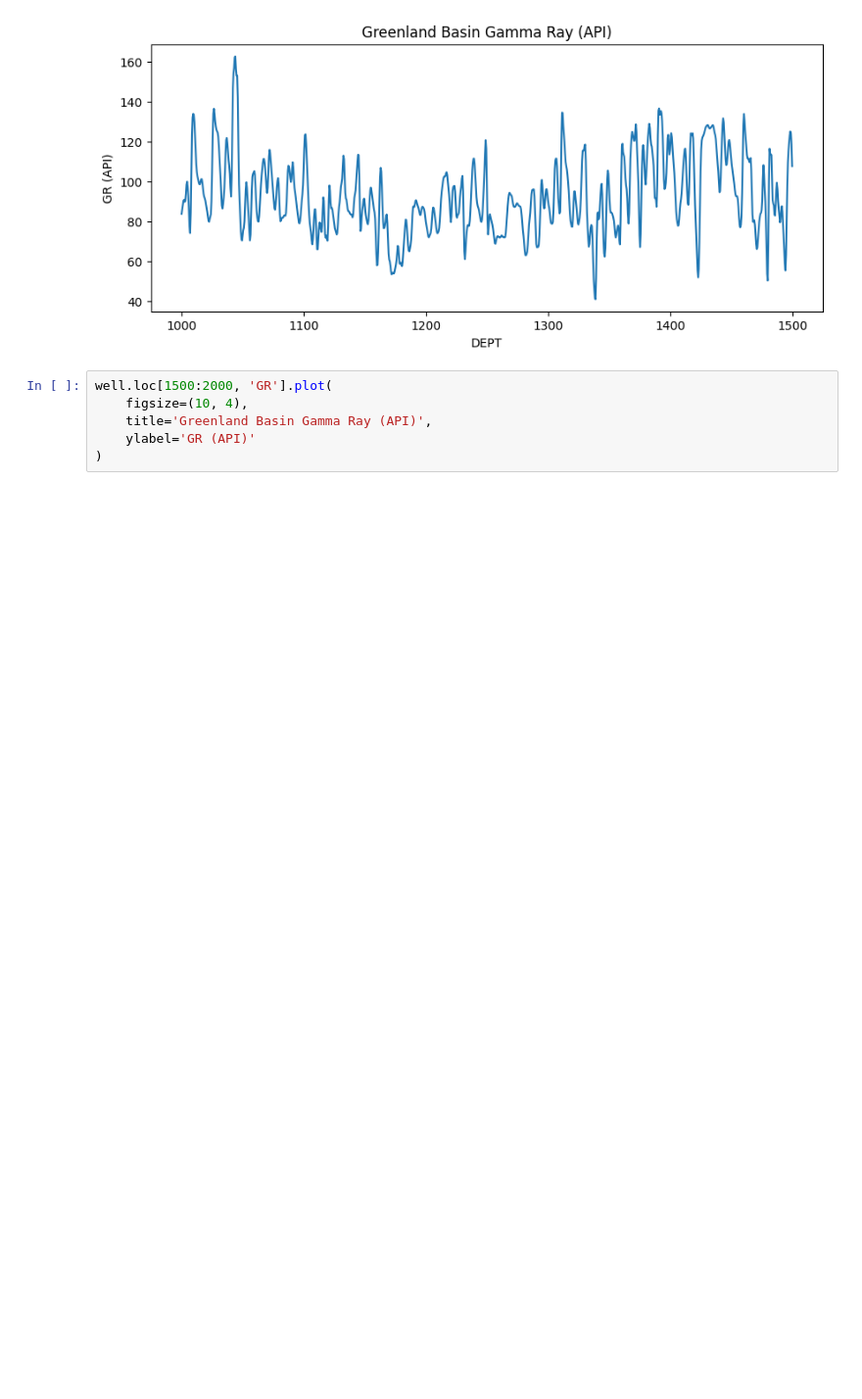
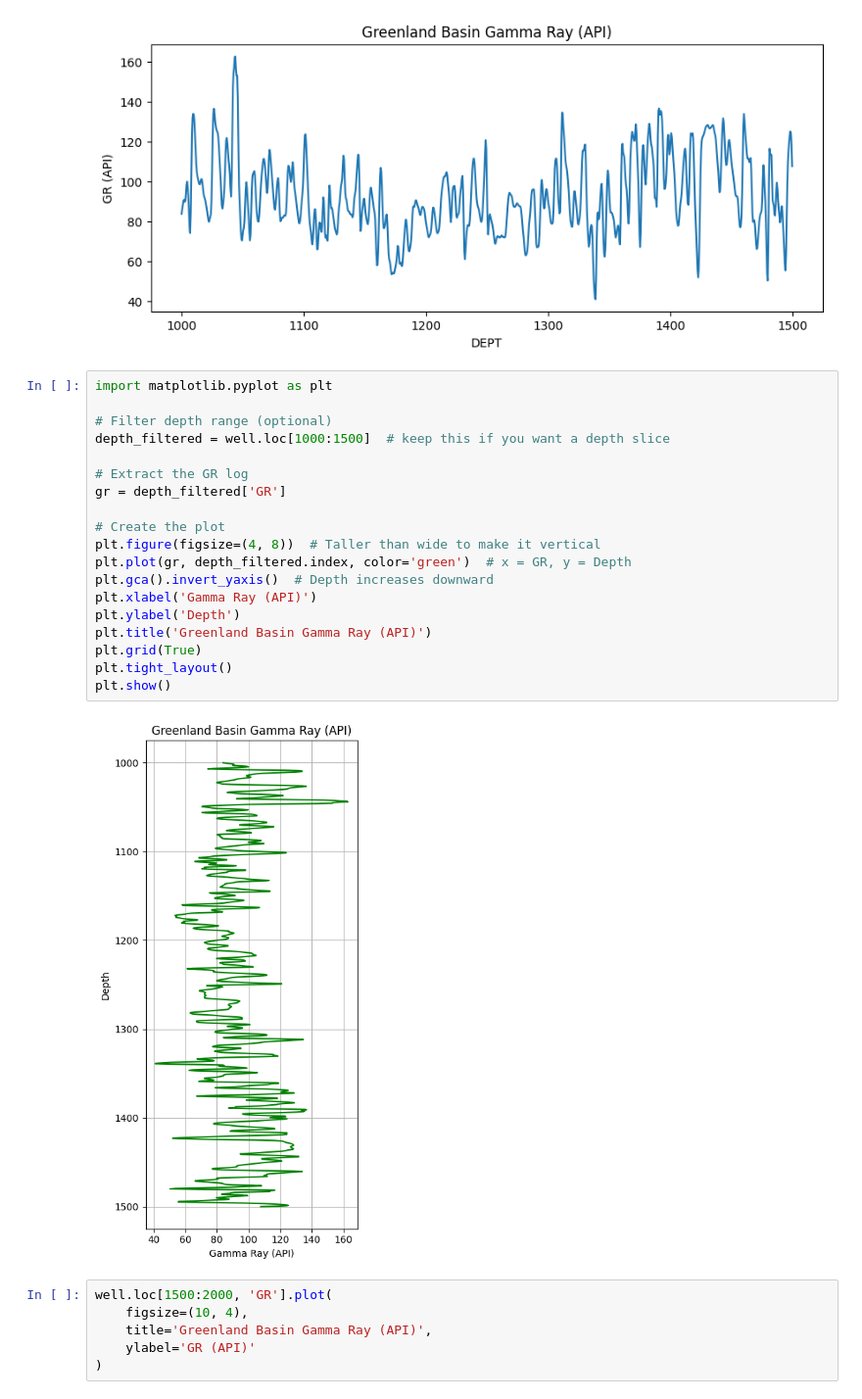
Before and after one commit to ORACHPAULFRANCIS/Personal-Practice-Projects, a Jupyter notebook: Greenland_Basin_well_Visualization_(slicing_depths).ipynb, the cells around one changed output. Shown at 98% size. Cells and saved outputs as stored; diff of their text form; blank space fills up the shorter version.

```diff
--- a/Greenland_Basin_well_Visualization_(slicing_depths).ipynb
+++ b/Greenland_Basin_well_Visualization_(slicing_depths).ipynb
@@ -192,6 +192,27 @@ well.loc[1000:1500, 'GR'].plot(
 # %% [output]
 <Axes: title={'center': 'Greenland Basin Gamma Ray (API)'}, xlabel='DEPT', ylabel='GR (API)'>
 [figure]
+# %%
+import matplotlib.pyplot as plt
+
+# Filter depth range (optional)
+depth_filtered = well.loc[1000:1500]  # keep this if you want a depth slice
+
+# Extract the GR log
+gr = depth_filtered['GR']
+
+# Create the plot
+plt.figure(figsize=(4, 8))  # Taller than wide to make it vertical
+plt.plot(gr, depth_filtered.index, color='green')  # x = GR, y = Depth
+plt.gca().invert_yaxis()  # Depth increases downward
+plt.xlabel('Gamma Ray (API)')
+plt.ylabel('Depth')
+plt.title('Greenland Basin Gamma Ray (API)')
+plt.grid(True)
+plt.tight_layout()
+plt.show()
+# %% [output]
+[figure, added]
 # %%
 well.loc[1500:2000, 'GR'].plot(
     figsize=(10, 4),
```
Also changed, not shown: parts of 7 cells of this notebook.
